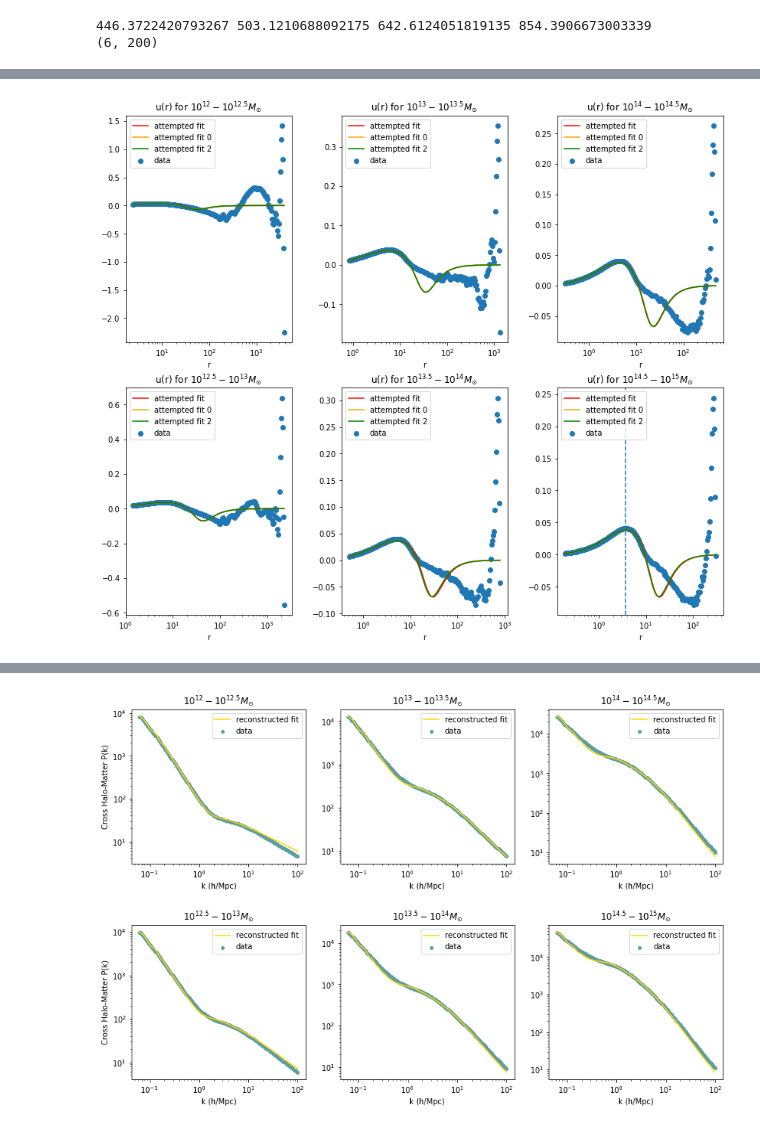
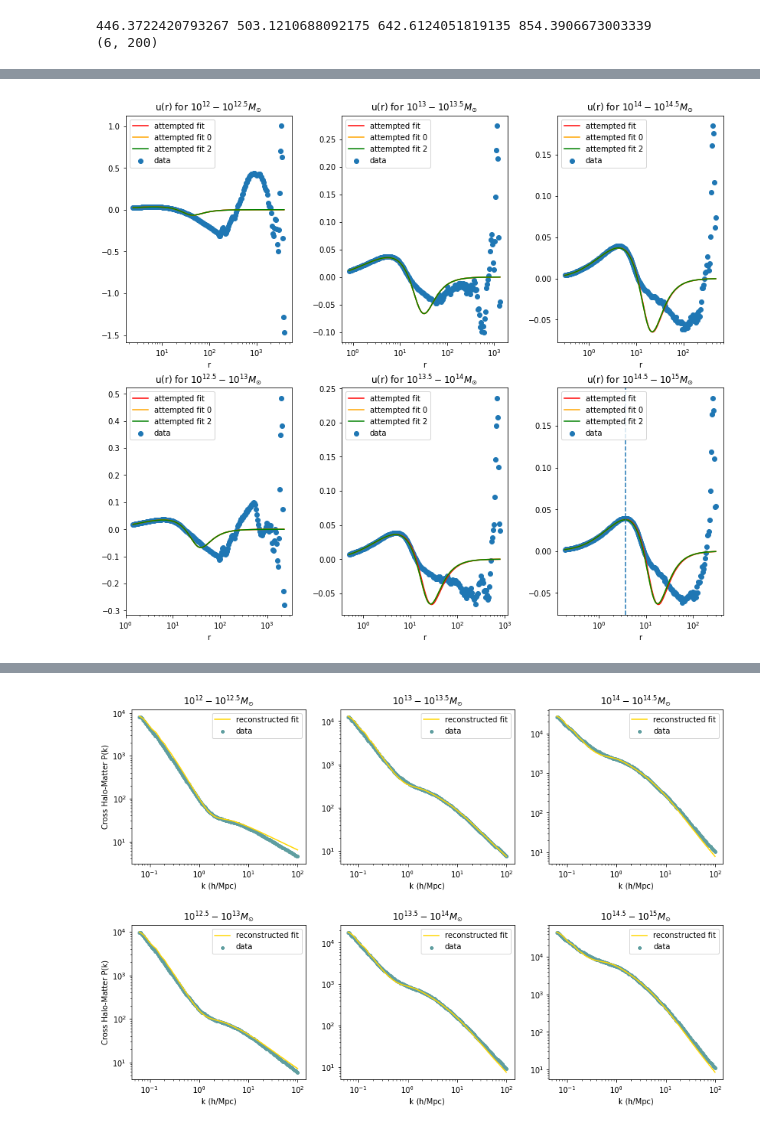
Before and after one commit to quasars100/Amended_Halo_Model, a Jupyter notebook: halo_cross_profiles.ipynb, the cells around one changed output, grey strips where cells are left out. Saved outputs shown, nothing was run; the diff lists cells and outputs as text; code cells hidden in the pictures.

```diff
--- a/halo_cross_profiles.ipynb
+++ b/halo_cross_profiles.ipynb
@@ -946,6 +946,8 @@ u13b_fit2 = rho_NFW_13b*fit_u((rs/rs_m13b), params_min_13b[0], params_min_13b[1]
 params_min_14b = leastsq(fit_min, params_14b0, args=((rvir14b)[:110], (u_comp_14b/rho_NFW_14b)[:110]))[0]
 u14b_fit2 = rho_NFW_14b*fit_u((rs/rs_m14b), params_min_14b[0], params_min_14b[1])
 # %%
+n2=3
+
 plt.figure(figsize=(14,12))
 plt.subplot(231)
 plt.scatter(rvir12a, u_comp_12a*(rs**n2), label='data')
@@ -984,34 +986,34 @@ plt.plot(rvir12b, u12b_fit0*(rs**n2), label='attempted fit 0', c='orange')
 plt.plot(rvir12b, u12b_fit*(rs**n2), label='attempted fit 2', c='green')
 plt.xlabel('r')
 plt.xscale('log')
 plt.legend(loc='best')
 plt.title(r'u(r) for $10^{12.5}-10^{13}M_{\odot}$')
 
 plt.subplot(235)
 plt.scatter(rvir13b, u_comp_13b*(rs**n2), label='data')
 plt.plot(rvir13b, u13b_fit2*(rs**n2), label='attempted fit', c='red')
 plt.plot(rvir13b, u13b_fit0*(rs**n2), label='attempted fit 0', c='orange')
 plt.plot(rvir13b, u13b_fit*(rs**n2), label='attempted fit 2', c='green')
 plt.xlabel('r')
 plt.xscale('log')
 plt.legend(loc='best')
 plt.title(r'u(r) for $10^{13.5}-10^{14}M_{\odot}$')
 
 plt.subplot(236)
 plt.scatter(rvir14b, u_comp_14b*(rs**n2), label='data')
 plt.plot(rvir14b, u14b_fit2*(rs**n2), label='attempted fit', c='red')
 plt.plot(rvir14b, u14b_fit0*(rs**n2), label='attempted fit 0', c='orange')
 plt.plot(rvir14b, u14b_fit*(rs**n2), label='attempted fit 2', c='green')
 plt.axvline(x=rs[110], linestyle='--')
 plt.xlabel('r')
 plt.xscale('log')
 plt.legend(loc='best')
 plt.title(r'u(r) for $10^{14.5}-10^{15}M_{\odot}$')
 
 plt.subplots_adjust(wspace=0.3)
 plt.subplots_adjust(hspace=0.2)
 # %% [output]
-[figure, old version]
+[figure, new version]
 # %%
 #zero-crossing radius
 
```
Also changed, not shown: parts of 6 cells of this notebook.
